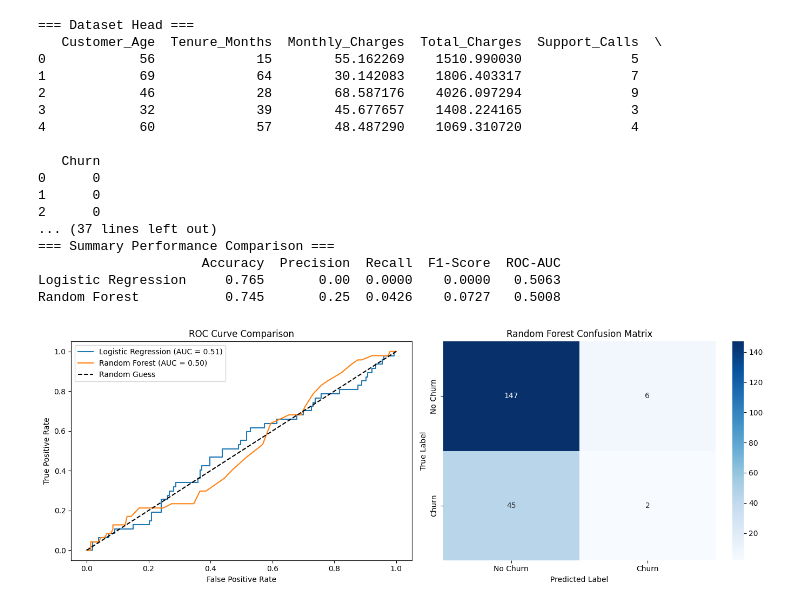
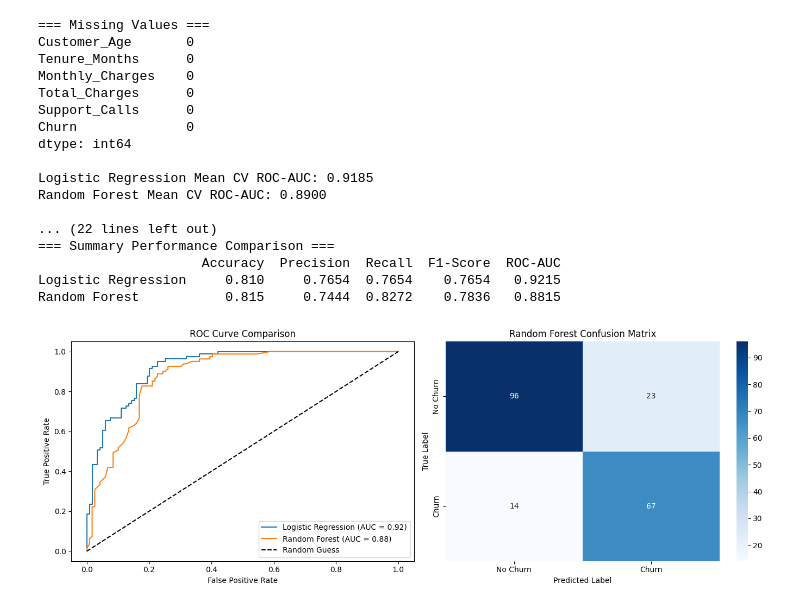
Before and after one commit to khushimishra18112004/ai-intern-projects-internspark, a Jupyter notebook: Task-1/ML Classification Model task 1.ipynb, the cells around one changed output. Drawn from its saved outputs; the diff is of its cells as text; code cells hidden in the pictures.

```diff
--- a/Task-1/ML Classification Model task 1.ipynb
+++ b/Task-1/ML Classification Model task 1.ipynb
@@ -19,21 +19,39 @@ from sklearn.metrics import (
 # ==========================================
 # STEP 1: SET UP AND DATA GENERATION
 # ==========================================
+import numpy as np
+import pandas as pd
+
 np.random.seed(42)
 n_samples = 1000
 
-data = {
-    'Customer_Age': np.random.randint(18, 70, size=n_samples),
-    'Tenure_Months': np.random.randint(1, 72, size=n_samples),
-    'Monthly_Charges': np.random.uniform(20, 120, size=n_samples),
-    'Total_Charges': np.random.uniform(20, 5000, size=n_samples),
-    'Support_Calls': np.random.randint(0, 10, size=n_samples),
-    'Churn': np.random.choice([0, 1], size=n_samples, p=[0.75, 0.25]) # 25% Churn rate
-}
+# Feature Generation
+age = np.random.randint(18, 70, size=n_samples)
+tenure = np.random.randint(1, 72, size=n_samples)
+monthly = np.random.uniform(20, 120, size=n_samples)
+total = monthly * tenure + np.random.normal(0, 100, size=n_samples)
+support_calls = np.random.randint(0, 10, size=n_samples)
 
-df = pd.DataFrame(data)
-print("=== Dataset Head ===")
-print(df.head())
+# Create a realistic relationship for Churn (Higher calls & higher charges = higher chance of churn)
+log_odds = (
+    -2.0
+    + 0.4 * support_calls
+    - 0.05 * tenure
+    + 0.02 * monthly
+    + np.random.normal(0, 1, size=n_samples)
+)
+probabilities = 1 / (1 + np.exp(-log_odds))
+churn = (probabilities > 0.5).astype(int)
+
+# Create DataFrame
+df = pd.DataFrame({
+    'Customer_Age': age,
+    'Tenure_Months': tenure,
+    'Monthly_Charges': monthly,
+    'Total_Charges': np.maximum(0, total),
+    'Support_Calls': support_calls,
+    'Churn': churn
+})
 
 # ==========================================
 # STEP 2: DATA PREPROCESSING
@@ -106,45 +124,45 @@ print(performance_df.round(4))
 # ==========================================
 # Set up plotting layout
 fig, axes = plt.subplots(1, 2, figsize=(14, 5))
 
 # Plot ROC Curves
 fpr_log, tpr_log, _ = roc_curve(y_test, log_prob)
 fpr_rf, tpr_rf, _ = roc_curve(y_test, rf_prob)
 
 axes[0].plot(fpr_log, tpr_log, label=f"Logistic Regression (AUC = {log_metrics['ROC-AUC']:.2f})")
 axes[0].plot(fpr_rf, tpr_rf, label=f"Random Forest (AUC = {rf_metrics['ROC-AUC']:.2f})")
 axes[0].plot([0, 1], [0, 1], 'k--', label='Random Guess')
 axes[0].set_title('ROC Curve Comparison')
 axes[0].set_xlabel('False Positive Rate')
 axes[0].set_ylabel('True Positive Rate')
 axes[0].legend()
 
 # Plot Random Forest Confusion Matrix as an example
 cm = confusion_matrix(y_test, rf_clf.predict(X_test))
 sns.heatmap(cm, annot=True, fmt='d', cmap='Blues', ax=axes[1],
             xticklabels=['No Churn', 'Churn'], yticklabels=['No Churn', 'Churn'])
 axes[1].set_title('Random Forest Confusion Matrix')
 axes[1].set_xlabel('Predicted Label')
 axes[1].set_ylabel('True Label')
 
 plt.tight_layout()
 plt.show()
 # %% [output]
-=== Dataset Head ===
-   Customer_Age  Tenure_Months  Monthly_Charges  Total_Charges  Support_Calls  \
-0            56             15        55.162269    1510.990030              5
-1            69             64        30.142083    1806.403317              7
-2            46             28        68.587176    4026.097294              9
-3            32             39        45.677657    1408.224165              3
-4            60             57        48.487290    1069.310720              4
+=== Missing Values ===
+Customer_Age       0
+Tenure_Months      0
+Monthly_Charges    0
+Total_Charges      0
+Support_Calls      0
+Churn              0
+dtype: int64
 
-   Churn
-0      0
-1      0
-2      0
-... (37 lines left out)
+Logistic Regression Mean CV ROC-AUC: 0.9185
+Random Forest Mean CV ROC-AUC: 0.8900
+
+... (22 lines left out)
 === Summary Performance Comparison ===
                      Accuracy  Precision  Recall  F1-Score  ROC-AUC
-Logistic Regression     0.765       0.00  0.0000    0.0000   0.5063
-Random Forest           0.745       0.25  0.0426    0.0727   0.5008
+Logistic Regression     0.810     0.7654  0.7654    0.7654   0.9215
+Random Forest           0.815     0.7444  0.8272    0.7836   0.8815
-[figure, old version]
+[figure, new version]
```
